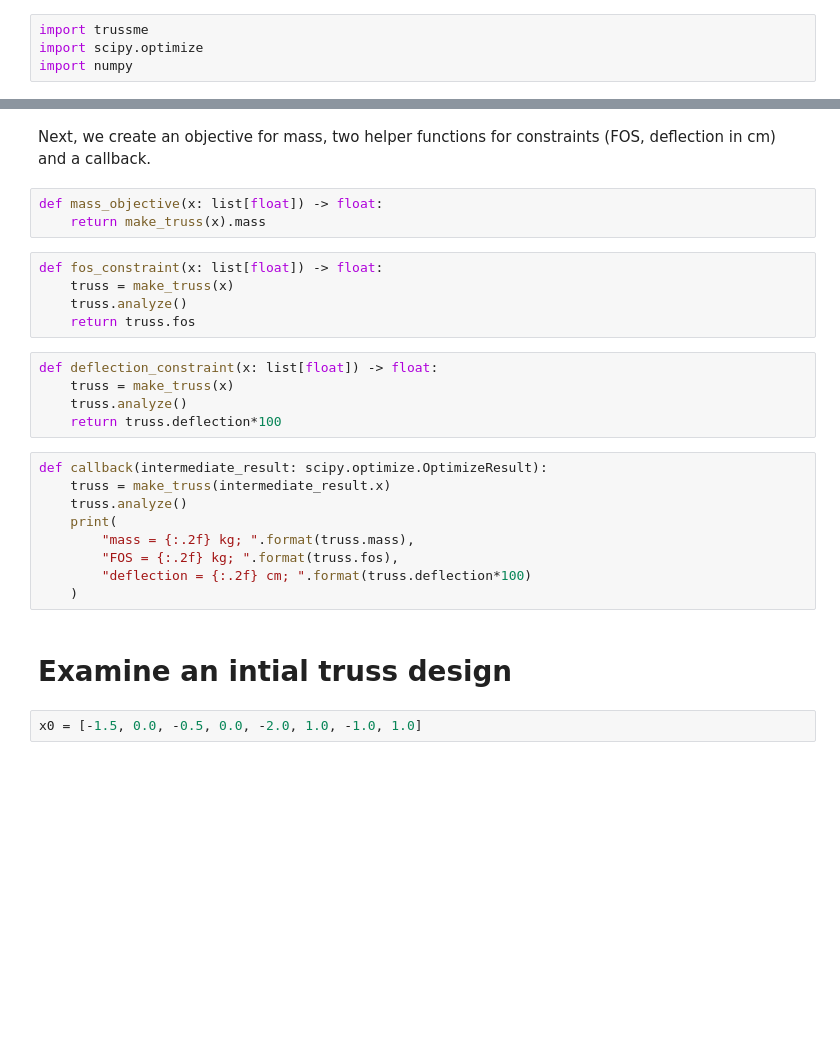
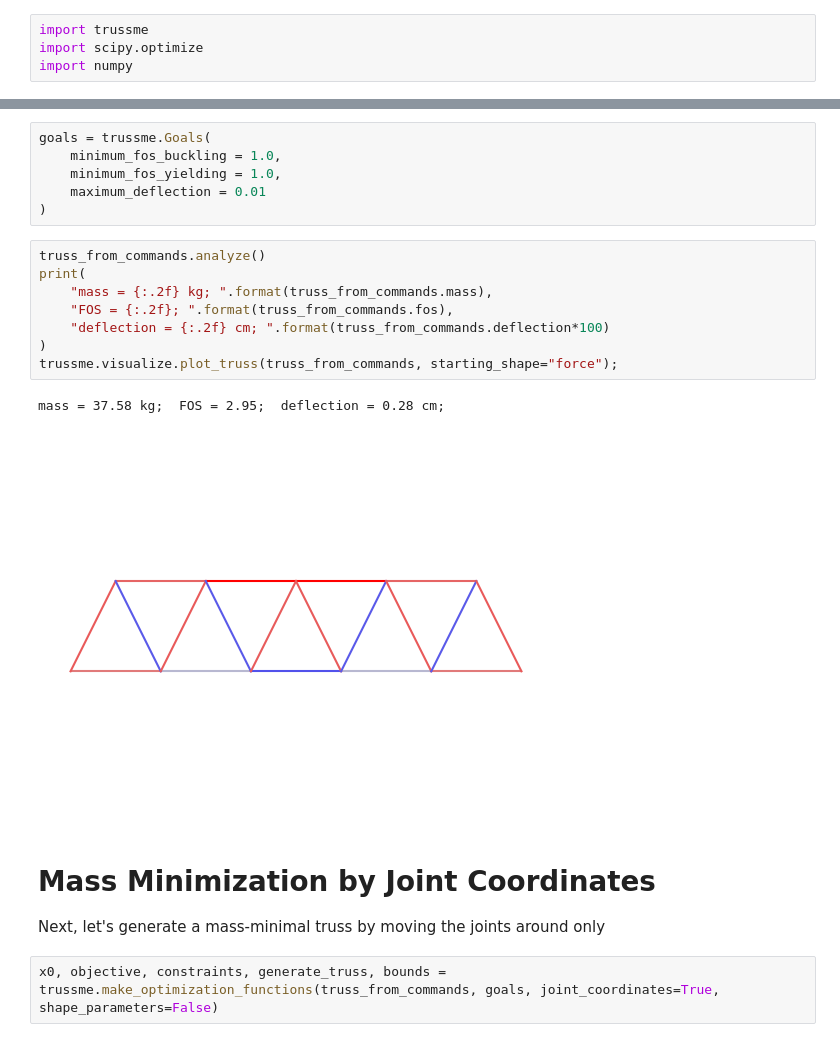
Before and after one commit to cmccomb/TrussMe, a Jupyter notebook: examples/optimizing_for_mass.ipynb, the cells around one changed output, grey strips where cells are left out. Drawn from its saved outputs; the diff is of its cells as text; blank space fills up the shorter version.

```diff
--- a/examples/optimizing_for_mass.ipynb
+++ b/examples/optimizing_for_mass.ipynb
@@ -62,28 +58,22 @@ def make_truss(x: list[float]) -> trussme.Truss:
-# %% [markdown]
-Next, we create an objective for mass, two helper functions for constraints (FOS, deflection in cm) and a callback.
-# %%
-def mass_objective(x: list[float]) -> float:
-    return make_truss(x).mass
-# %%
-def fos_constraint(x: list[float]) -> float:
-    truss = make_truss(x)
-    truss.analyze()
-    return truss.fos
-# %%
-def deflection_constraint(x: list[float]) -> float:
-    truss = make_truss(x)
-    truss.analyze()
-    return truss.deflection*100
+# %%
+goals = trussme.Goals(
+    minimum_fos_buckling = 1.0,
+    minimum_fos_yielding = 1.0,
+    maximum_deflection = 0.01
+)
 # %%
-def callback(intermediate_result: scipy.optimize.OptimizeResult):
-    truss = make_truss(intermediate_result.x)
-    truss.analyze()
-    print(
-        "mass = {:.2f} kg; ".format(truss.mass),
-        "FOS = {:.2f} kg; ".format(truss.fos),
-        "deflection = {:.2f} cm; ".format(truss.deflection*100)
-    )
+truss_from_commands.analyze()
+print(
+    "mass = {:.2f} kg; ".format(truss_from_commands.mass),
+    "FOS = {:.2f}; ".format(truss_from_commands.fos),
+    "deflection = {:.2f} cm; ".format(truss_from_commands.deflection*100)
+)
+trussme.visualize.plot_truss(truss_from_commands, starting_shape="force");
+# %% [output]
+mass = 37.58 kg;  FOS = 2.95;  deflection = 0.28 cm;
+[figure, added]
-# %% [markdown]
-# Examine an intial truss design
-# %%
-x0 = [-1.5, 0.0, -0.5, 0.0, -2.0, 1.0, -1.0, 1.0]
+# %% [markdown]
+# Mass Minimization by Joint Coordinates
+Next, let's generate a mass-minimal truss by moving the joints around only
+# %%
+x0, objective, constraints, generate_truss, bounds = trussme.make_optimization_functions(truss_from_commands, goals, joint_coordinates=True, shape_parameters=False)
```
Also changed, not shown: parts of 15 cells of this notebook.
